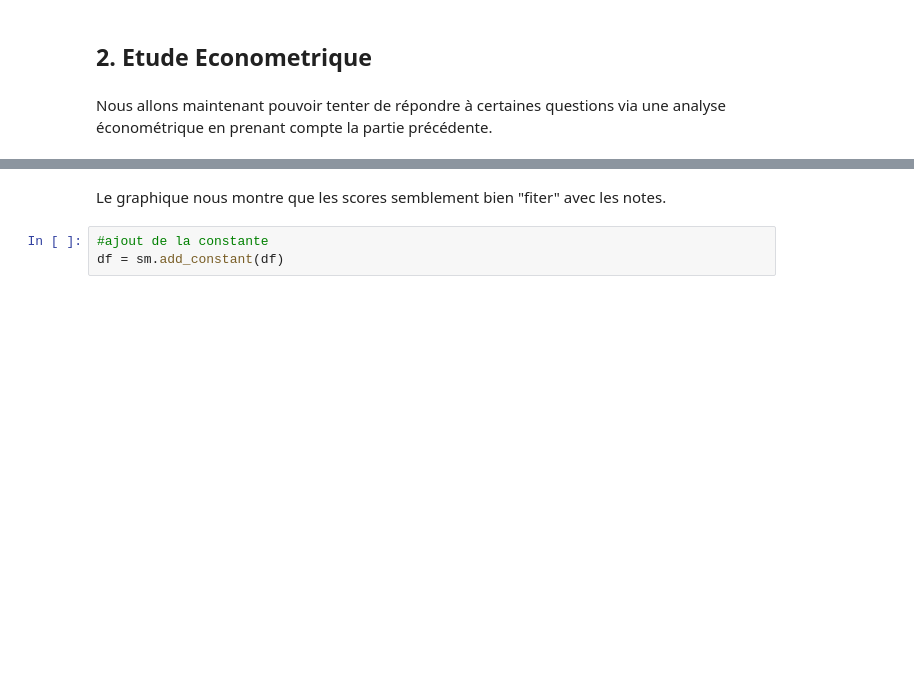
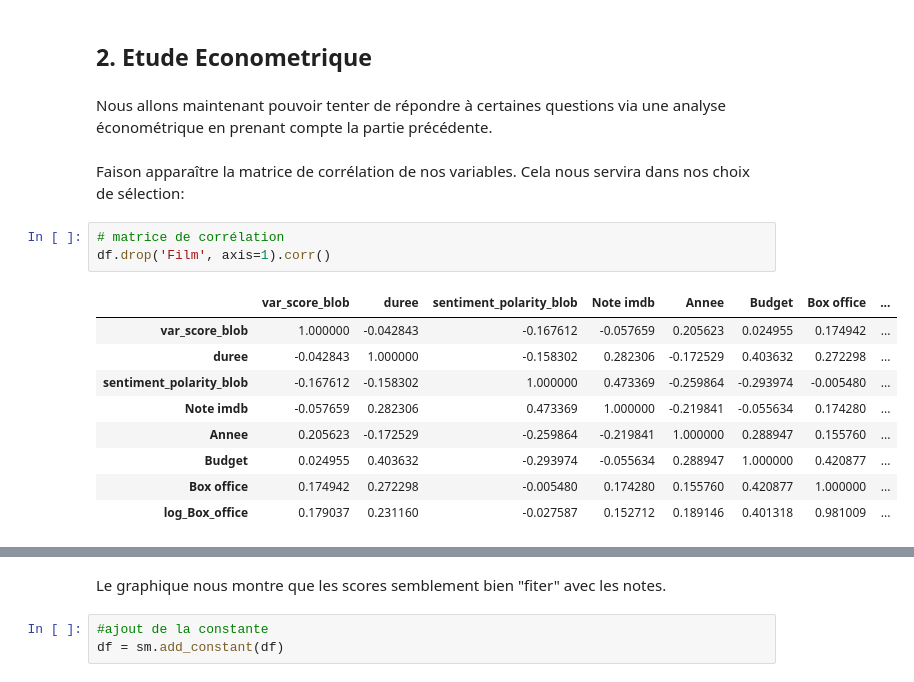
Before and after one commit to LouisArmand0/Projet_Python, a Jupyter notebook: Analyse_modelisation_3o3.ipynb, the cells around one changed output, grey strips where cells are left out. Drawn from its saved outputs; the diff is of its cells as text; blank space fills up the shorter version.

```diff
--- a/Analyse_modelisation_3o3.ipynb
+++ b/Analyse_modelisation_3o3.ipynb
@@ -438,3 +353,18 @@ Quant à la variable var_score_blob:
 ## **2.** Etude Econometrique
 # %% [markdown]
 Nous allons maintenant pouvoir tenter de répondre à certaines questions via une analyse économétrique en prenant compte la partie précédente.
+# %% [markdown]
+Faison apparaître la matrice de corrélation de nos variables. Cela nous servira dans nos choix de sélection:
+# %%
+# matrice de corrélation
+df.drop('Film', axis=1).corr()
+# %% [output]
+|  | var_score_blob | duree | sentiment_polarity_blob | Note imdb | Annee | Budget | Box office | ... |
+| var_score_blob | 1.000000 | -0.042843 | -0.167612 | -0.057659 | 0.205623 | 0.024955 | 0.174942 | ... |
+| duree | -0.042843 | 1.000000 | -0.158302 | 0.282306 | -0.172529 | 0.403632 | 0.272298 | ... |
+| sentiment_polarity_blob | -0.167612 | -0.158302 | 1.000000 | 0.473369 | -0.259864 | -0.293974 | -0.005480 | ... |
+| Note imdb | -0.057659 | 0.282306 | 0.473369 | 1.000000 | -0.219841 | -0.055634 | 0.174280 | ... |
+| Annee | 0.205623 | -0.172529 | -0.259864 | -0.219841 | 1.000000 | 0.288947 | 0.155760 | ... |
+| Budget | 0.024955 | 0.403632 | -0.293974 | -0.055634 | 0.288947 | 1.000000 | 0.420877 | ... |
+| Box office | 0.174942 | 0.272298 | -0.005480 | 0.174280 | 0.155760 | 0.420877 | 1.000000 | ... |
+| log_Box_office | 0.179037 | 0.231160 | -0.027587 | 0.152712 | 0.189146 | 0.401318 | 0.981009 | ... |
```
Also changed, not shown: parts of 62 cells of this notebook.
